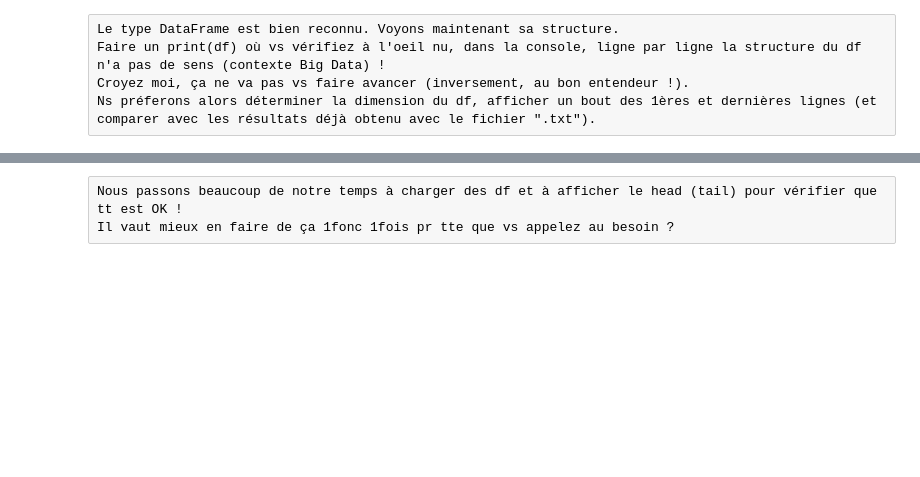
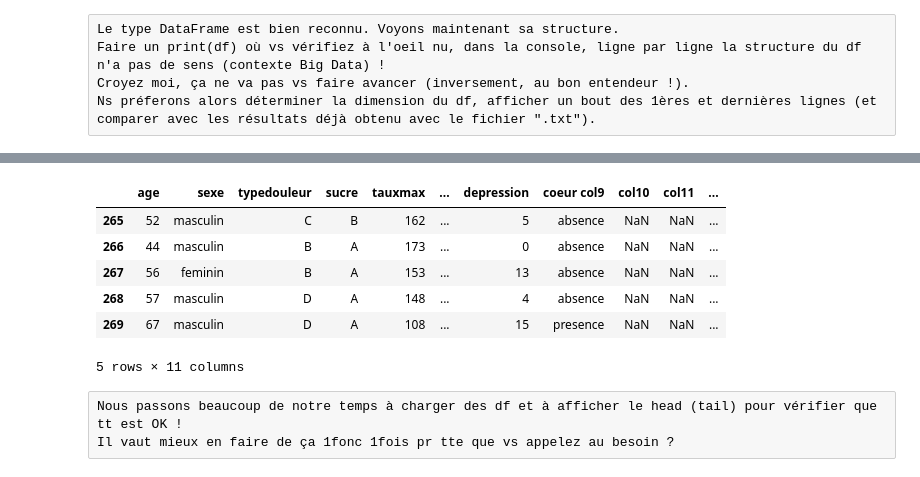
Before and after one commit to DevDemba/JupyterNotebookView, a Jupyter notebook: Doc/1 Projet de l'agilité avec les données vers la data viz ! Secteur Life Science.ipynb, the cells around one changed output, grey strips where cells are left out. Cells and saved outputs as stored; diff of their text form; code cells hidden in the pictures; blank space fills up the shorter version.

```diff
--- a/Doc/1 Projet de l'agilité avec les données vers la data viz ! Secteur Life Science.ipynb
+++ b/Doc/1 Projet de l'agilité avec les données vers la data viz ! Secteur Life Science.ipynb
@@ -96,6 +109,15 @@ Ns préferons alors déterminer la dimension du df, afficher un bout des 1ères
 # %%
 # Affichez les dernières lignes du jeu de données ?
 # R :
+df_sante.tail()
+# %% [output]
+|  | age | sexe | typedouleur | sucre | tauxmax | ... | depression | coeur col9 | col10 | col11 | ... |
+| 265 | 52 | masculin | C | B | 162 | ... | 5 | absence | NaN | NaN | ... |
+| 266 | 44 | masculin | B | A | 173 | ... | 0 | absence | NaN | NaN | ... |
+| 267 | 56 | feminin | B | A | 153 | ... | 13 | absence | NaN | NaN | ... |
+| 268 | 57 | masculin | D | A | 148 | ... | 4 | absence | NaN | NaN | ... |
+| 269 | 67 | masculin | D | A | 108 | ... | 15 | presence | NaN | NaN | ... |
+5 rows × 11 columns
 # %% [raw]
 Nous passons beaucoup de notre temps à charger des df et à afficher le head (tail) pour vérifier que tt est OK !
 Il vaut mieux en faire de ça 1fonc 1fois pr tte que vs appelez au besoin ?
```
Also changed, not shown: parts of 5 cells of this notebook, 1 other file.
